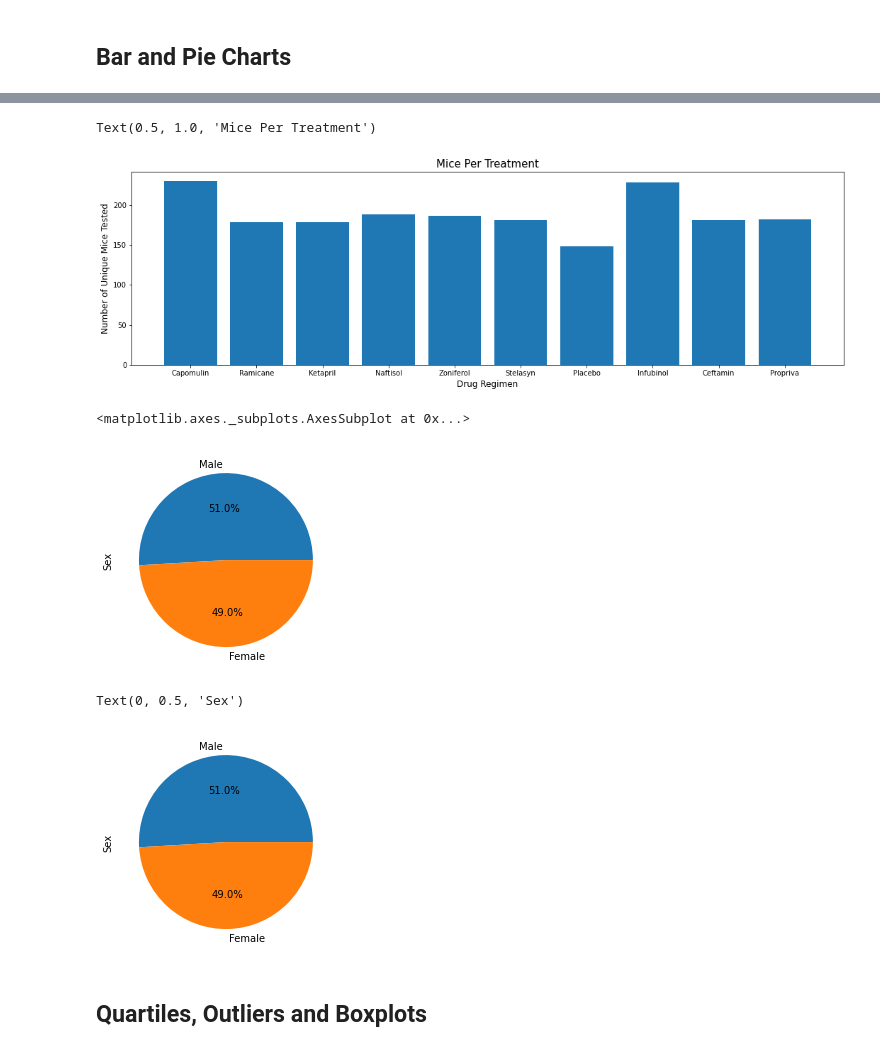
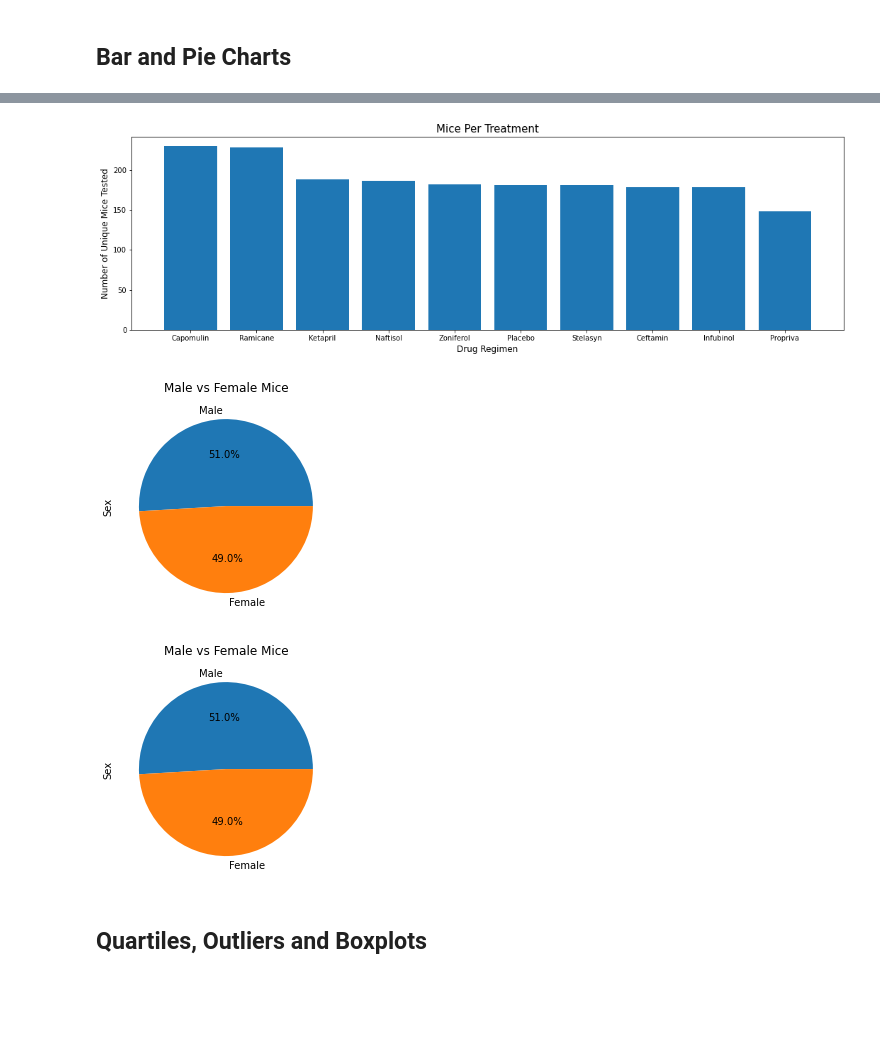
Before and after one commit to anisali01/05_MatplotlibChallenge, a Jupyter notebook: Pymaceuticals.ipynb, the cells around one changed output, grey strips where cells are left out. Drawn from its saved outputs; the diff is of its cells as text; code cells hidden in the pictures; blank space fills up the shorter version.

```diff
--- a/Pymaceuticals.ipynb
+++ b/Pymaceuticals.ipynb
@@ -163,30 +171,31 @@ Text(0.5, 1.0, 'Mice Per Treatment')
 drug_count = clean_pharma['Drug Regimen'].value_counts()
 
 plt.subplots(figsize=(18,5))
-plt.bar(drug_count.index.values, mice.values)
+plt.bar(drug_count.index.values, drug_count.values)
 plt.xlabel('Drug Regimen', fontsize=12)
 plt.ylabel('Number of Unique Mice Tested', fontsize=12)
 plt.title('Mice Per Treatment', fontsize=15)
+plt.show()
 # %% [output]
-Text(0.5, 1.0, 'Mice Per Treatment')
-[figure, old version]
+[figure, new version]
 # %%
 # Generate a pie plot showing the distribution of female versus male mice using pandas
 
 counts = clean_pharma.Sex.value_counts()
-counts.plot(kind="pie",autopct='%1.1f%%')
+counts.plot(kind="pie",autopct='%.1f%%', title = "Male vs Female Mice")
+plt.show()
 # %% [output]
-<matplotlib.axes._subplots.AxesSubplot at 0x...>
-[figure, old version]
+[figure, new version]
 # %%
 # Generate a pie plot showing the distribution of female versus male mice using pyplot
 
 counts = clean_pharma.Sex.value_counts()
-plt.pie(counts.values,labels=counts.index.values,autopct='%1.1f%%')
+plt.pie(counts.values,labels=counts.index.values,autopct='%.1f%%')
+plt.title("Male vs Female Mice")
 plt.ylabel("Sex")
+plt.show()
 # %% [output]
-Text(0, 0.5, 'Sex')
-[figure, old version]
+[figure, new version]
 # %% [markdown]
 ## Quartiles, Outliers and Boxplots
 # %%
```
Also changed, not shown: parts of 10 cells of this notebook.
